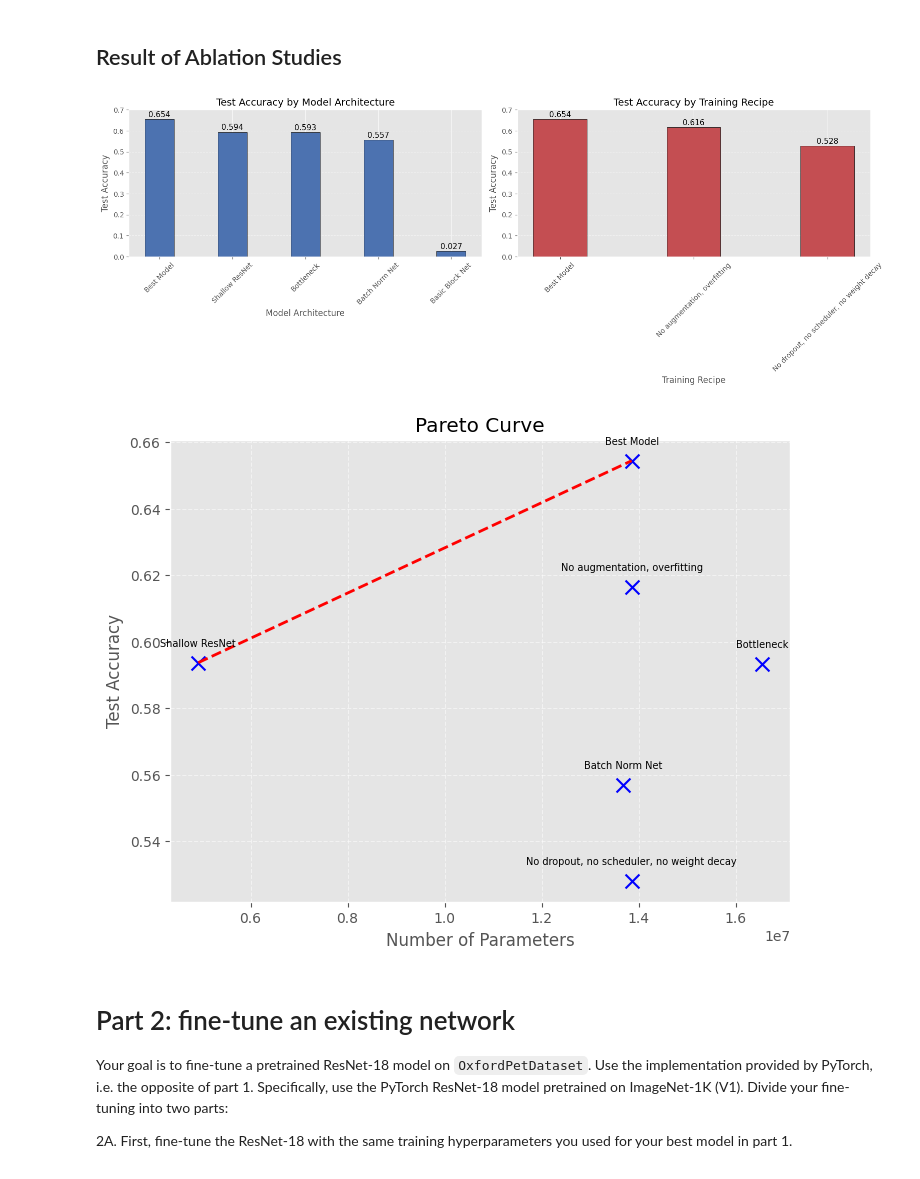
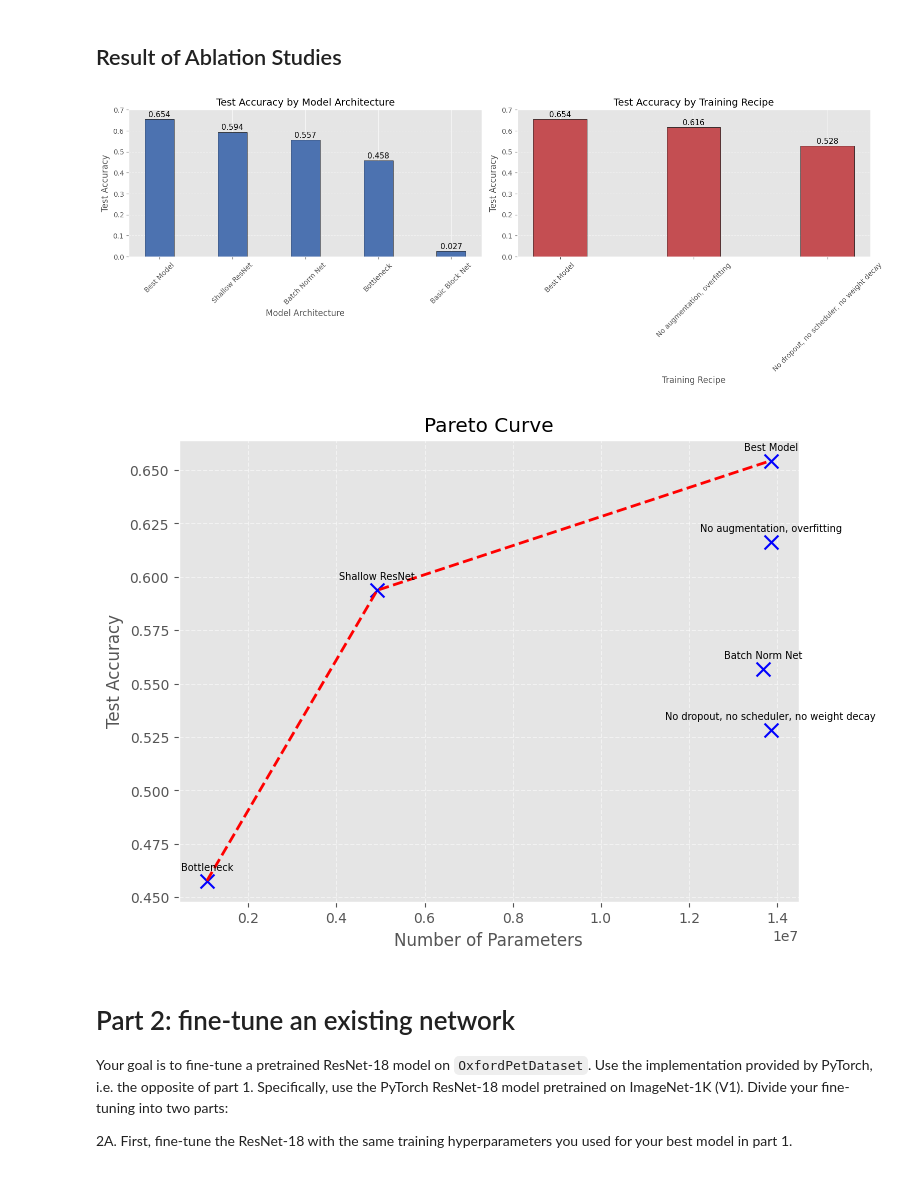
Before and after one commit to lucazini03/IPCV, a Jupyter notebook: assignment_module_two.ipynb, the cells around one changed output. Cells and saved outputs as stored; diff of their text form; code cells hidden in the pictures.

```diff
--- a/assignment_module_two.ipynb
+++ b/assignment_module_two.ipynb
@@ -13,7 +13,7 @@ model_weights_links = {
     "model_C":"https://drive.google.com/file/d/19eRybLj7AlyKlzlWDTw7LRu8Cv1SSPqc/view?usp=sharing",
     "model_D":"https://drive.google.com/file/d/1gayQ-0ZQvj6Mov6AucrkNRpJwLXq_TAk/view?usp=sharing",
     "model_E":"https://drive.google.com/file/d/14hB5q3pvQ8Uafj7ped26j_xM-rCZPODx/view?usp=sharing",
-    "model_F":"https://drive.google.com/file/d/1o6MtXzyCgKEB4H9d7iiv5xlb6chopBmk/view?usp=sharing",
+    "model_F":"https://drive.google.com/file/d/1eyFzw3mDbbkRGe98Xy9XN4V87cMYZHEI/view?usp=sharing",
     "model_G":"https://drive.google.com/file/d/1cNqpCfg5ApOK25_d9VaIU4qudmq5Kehp/view?usp=sharing",
     "model_H":"https://drive.google.com/file/d/1n9BqTySpvaBWgDwgrNy78c80DlxG2-Qu/view?usp=sharing",
     "model_2A":"https://drive.google.com/file/d/1iopBKK2rwnZat8qryqIufPJyMr8AImFy/view?usp=sharing",
@@ -24,7 +24,7 @@ model_history_links = {
     "history_C":"https://drive.google.com/file/d/17YJGryGHa5rl--TidHdN1-dE_t96p9ZK/view?usp=sharing",
     "history_D":"https://drive.google.com/file/d/1RAJvYzKOQ10yv1Wz-ddC8GdBCnXOtjFv/view?usp=sharing",
     "history_E":"https://drive.google.com/file/d/1128Ay2qOZMUBHepdZ72ctAkHBRSyat2-/view?usp=sharing",
-    "history_F":"https://drive.google.com/file/d/1ioSvgkNGHg7bsb3nWokBrZDSKH8duXi_/view?usp=sharing",
+    "history_F":"https://drive.google.com/file/d/1_pUjl03J5pB0FYbXCV5ba_1hzvT6svgF/view?usp=sharing",
     "history_G":"https://drive.google.com/file/d/1ahkYCSvK6tlywQVQMXBEF38c00oMJpvc/view?usp=sharing",
     "history_H":"https://drive.google.com/file/d/17DC7tl5wKeZGbKU4qxwjjUAlZWnljroc/view?usp=sharing",
     "history_2A":"https://drive.google.com/file/d/16sx2O2OKQCNWsKcHjg25PQPv9Qm1ncj3/view?usp=sharing",
@@ -453,7 +455,6 @@ Definition of our architecture. We are going to use a ResNet.
 
 class BasicBlock(nn.Module): #basic convolutional block (conv+relu), neither batch normalization nor skip connections whatsoever
 
-    expansion = 1
     uses_residual = False
 
     def __init__(self, in_channels, out_channels, stride=1, downsample=None):
@@ -475,7 +476,6 @@ class BasicBlock(nn.Module): #basic convolutional block (conv+relu), neither bat
 
 class BatchNormBlock(nn.Module): #basic convolutional block + batch normalization.
 
-    expansion = 1
     uses_residual = False
 
     def __init__(self, in_channels, out_channels, stride=1, downsample=None):
@@ -503,7 +503,6 @@ class BatchNormBlock(nn.Module): #basic convolutional block + batch normalizatio
 
 class ResidualBlock(nn.Module): #residual block (BN + skip connections) but without bottleneck
 
-    expansion = 1
     uses_residual = True
 
     def __init__(self, in_channels, out_channels, stride=1, downsample=None):
@@ -538,13 +537,13 @@ class Bottleneck(nn.Module):
 
     def __init__(self, in_channels, out_channels, stride=1, downsample=None):
         super(Bottleneck, self).__init__()
-        self.conv1 = nn.Conv2d(in_channels, out_channels, kernel_size=1, bias=False)
-        self.bn1 = nn.BatchNorm2d(out_channels)
-        self.conv2 = nn.Conv2d(out_channels, out_channels, kernel_size=3, stride=stride,
+        self.conv1 = nn.Conv2d(in_channels, out_channels // self.expansion, kernel_size=1, bias=False)
+        self.bn1 = nn.BatchNorm2d(out_channels // self.expansion)
+        self.conv2 = nn.Conv2d(out_channels // self.expansion, out_channels // self.expansion, kernel_size=3, stride=stride,
                                padding=1, bias=False)
-        self.bn2 = nn.BatchNorm2d(out_channels)
-        self.conv3 = nn.Conv2d(out_channels, out_channels * self.expansion, kernel_size=1, bias=False)
-        self.bn3 = nn.BatchNorm2d(out_channels * self.expansion)
+        self.bn2 = nn.BatchNorm2d(out_channels // self.expansion)
+        self.conv3 = nn.Conv2d(out_channels // self.expansion, out_channels, kernel_size=1, bias=False)
+        self.bn3 = nn.BatchNorm2d(out_channels)
         self.downsample = downsample
 
     def forward(self, x):
@@ -584,21 +583,21 @@ class CNN(nn.Module):
         # Adaptive pooling for variable input size
         self.avgpool = nn.AdaptiveAvgPool2d((1, 1))
         self.dropout = nn.Dropout(p=dropout)
-        self.fc = nn.Linear(512 * block.expansion, num_classes)
+        self.fc = nn.Linear(512, num_classes)
 
     def _make_layer(self, block, out_channels, blocks, stride=1):
         downsample = None
         if block.uses_residual:
-            if stride != 1 or self.in_channels != out_channels * block.expansion:
+            if stride != 1: #or self.in_channels != out_channels * block.expansion:
                 downsample = nn.Sequential(
-                    nn.Conv2d(self.in_channels, out_channels * block.expansion,
+                    nn.Conv2d(self.in_channels, out_channels,
                               kernel_size=1, stride=stride, bias=False),
-                    nn.BatchNorm2d(out_channels * block.expansion),
+                    nn.BatchNorm2d(out_channels),
                 )
 
         layers = []
         layers.append(block(self.in_channels, out_channels, stride, downsample))
-        self.in_channels = out_channels * block.expansion
+        self.in_channels = out_channels
 
         for _ in range(1, blocks):
             layers.append(block(self.in_channels, out_channels))
@@ -1351,7 +1364,7 @@ for bar, acc in zip(bars, accuracies):
 plt.tight_layout()
 plt.show()
 # %% [output]
-[figure, old version]
+[figure, new version]
 # %%
 # Collect data for Pareto plot
 x_params = []
@@ -1359,7 +1372,7 @@ y_acc = []
 labels = []
 
 for model, data in models_performance.items():
-    if 'num_params' in data and data['test_accuracy'] >= 0.5:
+    if 'num_params' in data and data['test_accuracy'] >= 0.3:
         x_params.append(data['num_params'])
         y_acc.append(data['test_accuracy'])
         labels.append(data['label'])
@@ -1372,34 +1385,34 @@ labels = np.array(labels)
 sorted_idx = np.lexsort((-y_acc, x_params))
 x_sorted = x_params[sorted_idx]
 y_sorted = y_acc[sorted_idx]
 labels_sorted = labels[sorted_idx]
 
 # Compute Pareto Curve
 pareto_idx = []
 max_acc = -np.inf
 for xi, yi in zip(x_sorted, y_sorted):
     if yi >= max_acc:
         pareto_idx.append((xi, yi))
         max_acc = yi
 pareto_x, pareto_y = zip(*pareto_idx)
 
 # Plot
 plt.figure(figsize=(8,6))
 plt.scatter(x_params, y_acc, marker='x', s=100, label='Models', color='blue')
 plt.plot(pareto_x, pareto_y, 'r--', label='Pareto Front', linewidth=2)
 
 # Annotate with model labels
 for xi, yi, label in zip(x_params, y_acc, labels):
     plt.text(xi, yi + 0.005, label, ha='center', fontsize=7, rotation=0)
 
 plt.xlabel('Number of Parameters')
 plt.ylabel('Test Accuracy')
 plt.title('Pareto Curve')
 plt.grid(True, linestyle='--', alpha=0.5)
 
 plt.show()
 # %% [output]
-[figure, old version]
+[figure, new version]
 # %% [markdown]
 # Part 2: fine-tune an existing network
 
```
Also changed, not shown: parts of 16 cells of this notebook.
